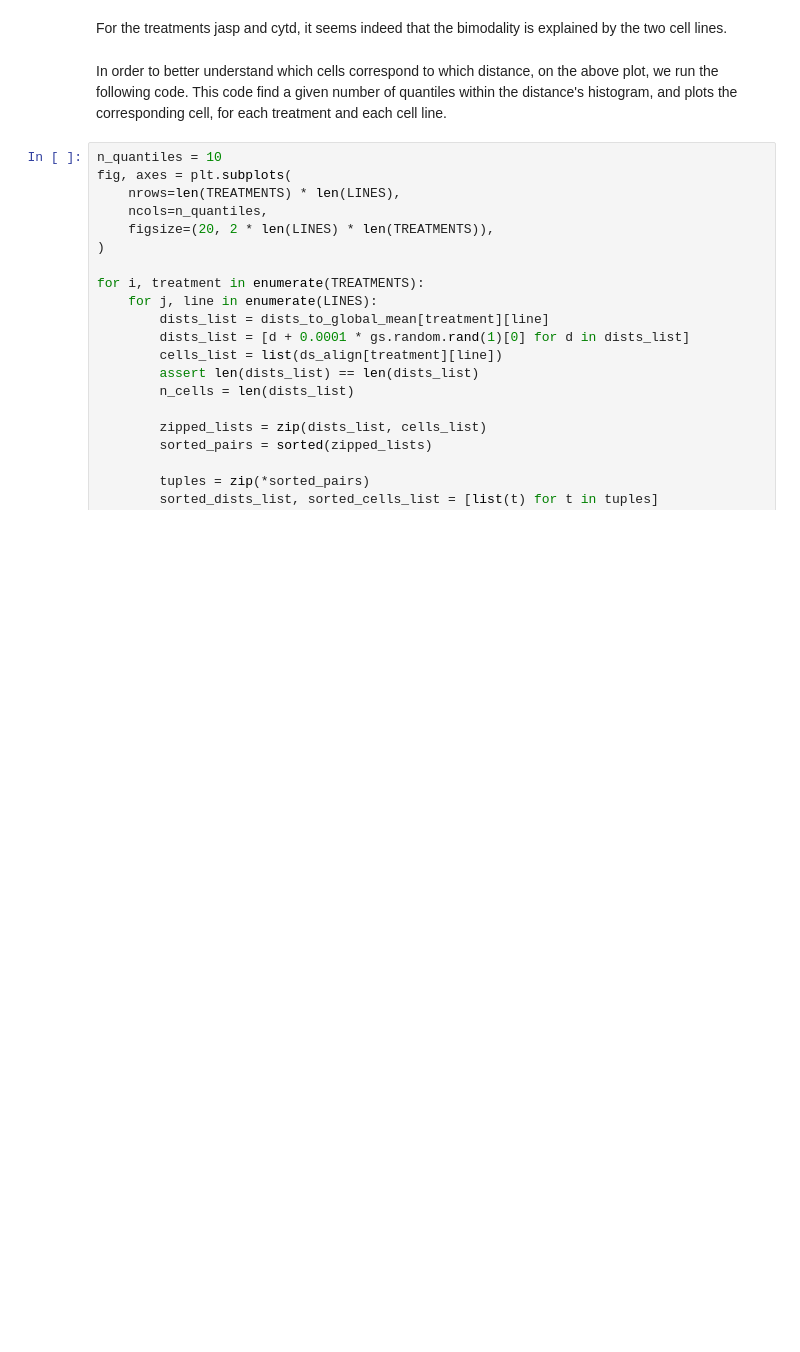
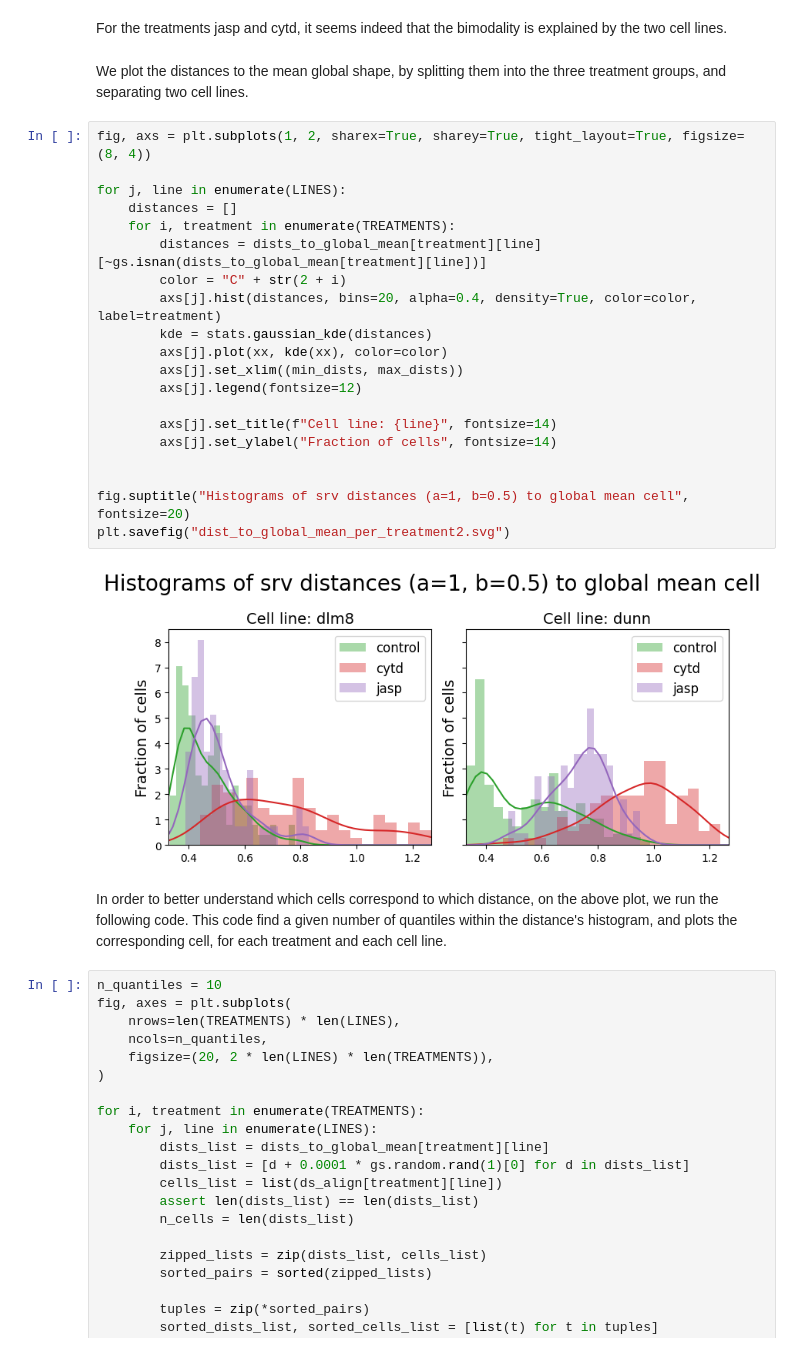
Before and after one commit to wxli0/dyn, a Jupyter notebook: dyn/notebooks/11_real_world_applications__cell_shapes_analysis.ipynb, the cells around one changed output. Cells and saved outputs as stored; diff of their text form; blank space fills up the shorter version.

```diff
--- a/dyn/notebooks/11_real_world_applications__cell_shapes_analysis.ipynb
+++ b/dyn/notebooks/11_real_world_applications__cell_shapes_analysis.ipynb
@@ -641,5 +596,29 @@ plt.savefig("dist_to_global_mean_per_class2.svg")
 # %% [markdown]
 For the treatments jasp and cytd, it seems indeed that the bimodality is explained by the two cell lines.
+# %% [markdown]
+We plot the distances to the mean global shape, by splitting them into the three treatment groups, and separating two cell lines.
+# %%
+fig, axs = plt.subplots(1, 2, sharex=True, sharey=True, tight_layout=True, figsize=(8, 4))
+
+for j, line in enumerate(LINES):
+    distances = []
+    for i, treatment in enumerate(TREATMENTS):
+        distances = dists_to_global_mean[treatment][line][~gs.isnan(dists_to_global_mean[treatment][line])]
+        color = "C" + str(2 + i)
+        axs[j].hist(distances, bins=20, alpha=0.4, density=True, color=color, label=treatment)
+        kde = stats.gaussian_kde(distances)
+        axs[j].plot(xx, kde(xx), color=color)
+        axs[j].set_xlim((min_dists, max_dists))
+        axs[j].legend(fontsize=12)
+
+        axs[j].set_title(f"Cell line: {line}", fontsize=14)
+        axs[j].set_ylabel("Fraction of cells", fontsize=14)
+
+
+fig.suptitle("Histograms of srv distances (a=1, b=0.5) to global mean cell", fontsize=20)
+plt.savefig("dist_to_global_mean_per_treatment2.svg")
+# %% [output]
+[figure, added]
 # %% [markdown]
 In order to better understand which cells correspond to which distance, on the above plot, we run the following code. This code find a given number of quantiles within the distance's histogram, and plots the corresponding cell, for each treatment and each cell line.
 # %%
```
Also changed, not shown: parts of 50 cells of this notebook.
